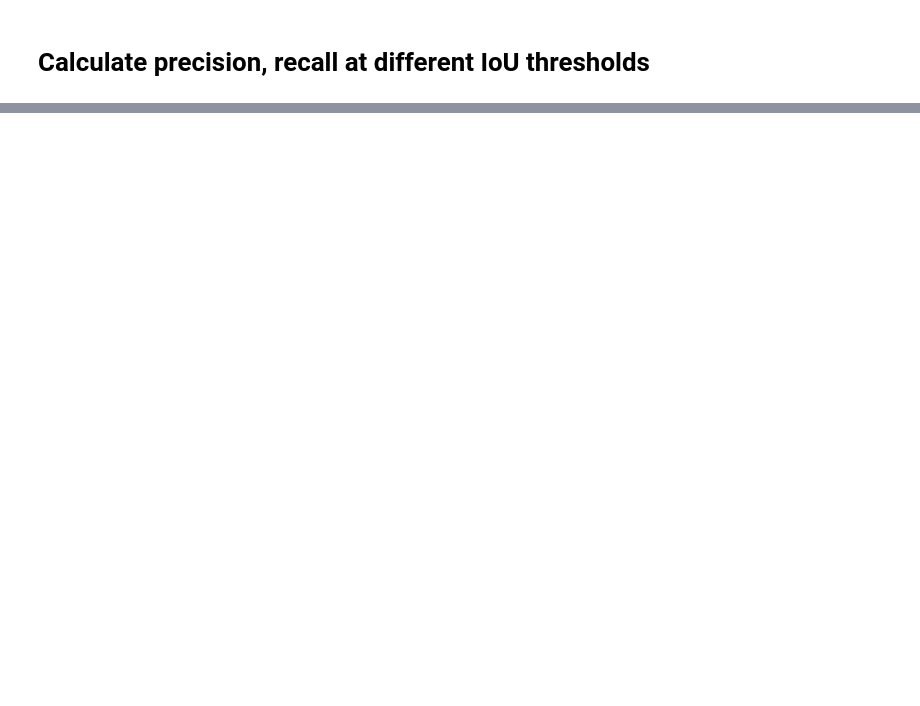
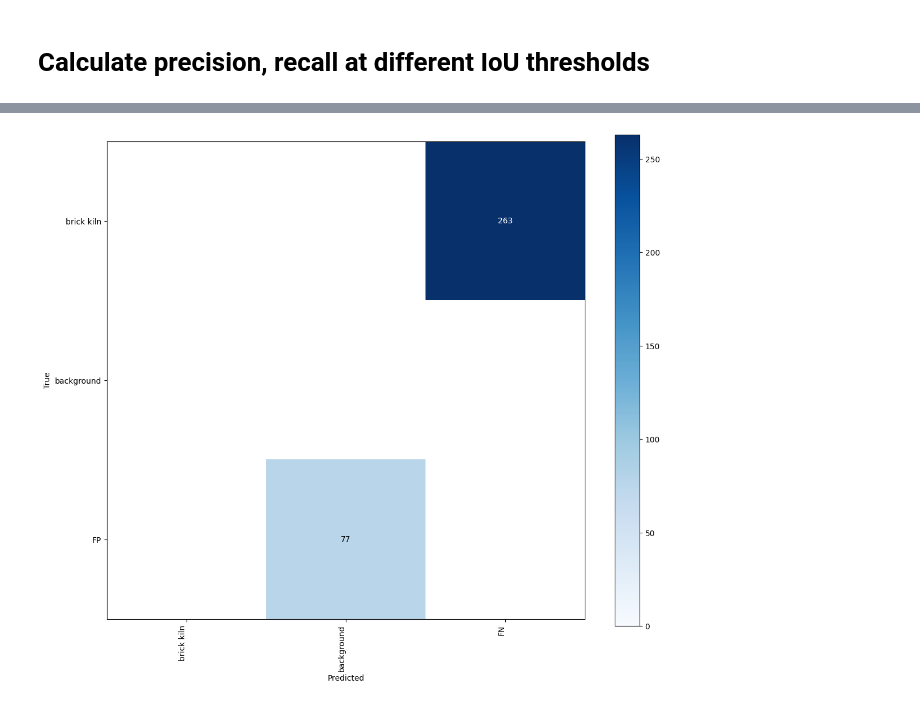
Before and after one commit to shataxiDubey/vlm_on_planet, a Jupyter notebook: random_baseline_prediction.ipynb, the cells around one changed output, grey strips where cells are left out. Saved outputs shown, nothing was run; the diff lists cells and outputs as text; code cells hidden in the pictures; blank space fills up the shorter version.

```diff
--- a/random_baseline_prediction.ipynb
+++ b/random_baseline_prediction.ipynb
@@ -93,7 +97,7 @@ def plot_results(user_message, gr_imgs_path, new_predicted_results, new_target_r
         for bbox in new_predicted_results[i]:
             classvalue, x1, y1, x2, y2, x3, y3, x4, y4, conf = bbox*w
             ax[i].plot([x1, x2, x3, x4, x1], [y1, y2, y3, y4, y1], color = 'red')
-        ax[i].set_axis_off()
+        # ax[i].set_axis_off()
 
     fig.suptitle(f'{user_message}')
     # region = region.replace('/','_')
@@ -144,6 +148,8 @@ locations = [
             'west_bengal_most_15',
             ]
 # %%
+# randomly generate points and from normal distribution use the width and height randomly
+
 for gr_imgs_path, gr_imgs_pred_labels_path, location in zip(gr_imgs_paths, gr_imgs_pred_labels_paths, locations):
     np.random.seed(5)
 
@@ -186,7 +192,7 @@ for gr_imgs_path, gr_imgs_pred_labels_path, location in zip(gr_imgs_paths, gr_im
         new_predicted_results = add_class_confidence(random_boxes)
         new_target_results = modify_class(actual_boxes)
         plot_results('user_message', gr_imgs_path, new_predicted_results, new_target_results, None, 'region', False)
-        cm, df = calculate_confusion_matrix(new_predicted_results, new_target_results)
+        cm, df = calculate_confusion_matrix(new_predicted_results, new_target_results, conf_threshold=0.25)
         # # print(f'Precision: {cm.precision}, Recall: {cm.recall}, F1 Score: {cm.f1_score}')
         precision, recall, f1_score = calculate_precision_recall(df, new_predicted_results, new_target_results)
         print(f'Precision: {precision}, Recall: {recall}, F1 Score: {f1_score}')
@@ -268,9 +333,10 @@ true_bg              1655.0           0.0
 # %% [markdown]
 # Calculate precision, recall at different IoU thresholds
 # %%
-for gr_imgs_pred_labels_path, location in zip(gr_imgs_pred_labels_paths, locations):
+main_df = pd.DataFrame(columns = ['Image','Prompt','Precision', 'Recall', 'F1 Score', 'TP', 'FP', 'FN'])
+for gr_imgs_pred_labels_path, location in zip(gr_imgs_pred_labels_paths[6:7], locations[6:7]):
     for prompt in prompts:
-        for iou_threshold in [0.5]:
+        for iou_threshold in [0.7]:
             print(f'Path : {gr_imgs_pred_labels_path}, Prompt : {prompt}, IoU threshold : {iou_threshold}')
             path = f'{gr_imgs_pred_labels_path}/{prompt}/*'
             labels = sorted(glob(path))
@@ -289,9 +355,12 @@ for gr_imgs_pred_labels_path, location in zip(gr_imgs_pred_labels_paths, locatio
             new_predicted_results = add_class_confidence(predicted_boxes)
             new_target_results = modify_class(actual_boxes)
             plot_results('user_message', gr_imgs_path, new_predicted_results, new_target_results, None, 'region', False)
-            cm, df = calculate_confusion_matrix(new_predicted_results, new_target_results, iou_threshold)
+            cm, df = calculate_confusion_matrix(new_predicted_results, new_target_results, 0.25, iou_threshold)
             # # print(f'Precision: {cm.precision}, Recall: {cm.recall}, F1 Score: {cm.f1_score}')
             precision, recall, f1_score = calculate_precision_recall(df, new_predicted_results, new_target_results)
             print(f'Precision: {precision}, Recall: {recall}, F1 Score: {f1_score}')
             print(df)
+            main_df = pd.concat([main_df, pd.DataFrame([[gr_imgs_pred_labels_path, prompt, precision, recall, f1_score, df.loc['true kilns']['predicted kilns'], df.loc['true_bg']['predicted kilns'],df.loc['true kilns']['predicted_bg']]], columns = main_df.columns)], ignore_index = True)
+
+main_df
 # %% [output]
@@ -314,0 +463,67 @@ true_bg              1621.0           0.0
+# %%
+import os
+import supervision as sv
+
+# remove all predictions with confidence less than 0.3
+target_results = []
+predicted_results = []
+conf_threshold = 0.25
+# predicted_label_path = '/home/shataxi.dubey/shataxi_work/vlm_on_planet/Yolo/predict/lucknow_obb_v_200_400__320_100/lucknow/labels'
+# groundtruth_path = '/home/shataxi.dubey/shataxi_work/vlm_on_planet/lucknow_train_test_split/test/labels'
+predicted_label_path = '/home/shataxi.dubey/shataxi_work/vlm_on_planet/Yolo/predict/wb_small_airshed_obb_v_1_2__320_100/wb/labels'
+groundtruth_path = '/home/shataxi.dubey/shataxi_work/vlm_on_planet/west_bengal_class_agnostic/labels'
+labels_path = glob(groundtruth_path+'/*')
+
+for label_path in labels_path:
+    bboxes = np.loadtxt(label_path, ndmin = 2)
+    xmin = bboxes[:, [1,3,5,7]].min(axis = 1)
+    xmax = bboxes[:, [1,3,5,7]].max(axis = 1)
+    ymin = bboxes[:, [2,4,6,8]].min(axis = 1)
+    ymax = bboxes[:, [2,4,6,8]].max(axis = 1)
+    bboxes = np.array([xmin, ymin, xmax, ymax, bboxes[:, 0]])
+    target_results.append(bboxes.T)
+    label_file = os.path.basename(label_path)
+    predicted_label_file = os.path.join(predicted_label_path, label_file)
+    if not os.path.exists(predicted_label_file):
+        predicted_results.append(np.array([[0, 0, 320, 320, 1, 1]])) # background class = 1, confidence = 1
+    else:
+        bboxes = np.loadtxt(predicted_label_file, ndmin = 2)
+        bboxes = bboxes[bboxes[:,-1] >= conf_threshold]
+        xmin = bboxes[:, [1,3,5,7]].min(axis = 1)
+        xmax = bboxes[:, [1,3,5,7]].max(axis = 1)
+        ymin = bboxes[:, [2,4,6,8]].min(axis = 1)
+        ymax = bboxes[:, [2,4,6,8]].max(axis = 1)
+        bboxes = np.array([xmin, ymin, xmax, ymax, bboxes[:, 0], bboxes[:, -1]])
+        predicted_results.append(bboxes.T)
+
+for pred_path in glob(predicted_label_path+'/*'):
+    predicted_label_file = os.path.basename(pred_path)
+    bboxes = np.loadtxt(pred_path, ndmin = 2)
+    bboxes = bboxes[bboxes[:,-1] >= conf_threshold]
+
+    label_file = groundtruth_path + '/' + predicted_label_file
+    if not os.path.exists(label_file):
+        xmin = bboxes[:, [1,3,5,7]].min(axis = 1)
+        xmax = bboxes[:, [1,3,5,7]].max(axis = 1)
+        ymin = bboxes[:, [2,4,6,8]].min(axis = 1)
+        ymax = bboxes[:, [2,4,6,8]].max(axis = 1)
+        bboxes = np.array([xmin, ymin, xmax, ymax, bboxes[:, 0], bboxes[:, -1]])
+        predicted_results.append(bboxes.T)
+        target_results.append(np.array([[0, 0, 320, 320, 1]])) # background class = 1, confidence = 1
+
+df = pd.DataFrame({}, columns = ['IoU', 'Precision', 'Recall', 'F1 score', 'TP', 'FP', 'FN', 'Kiln instances'])
+for iou in [0.1,0.3,0.5,0.7]:
+    confusion_matrix = sv.ConfusionMatrix.from_tensors(predicted_results, target_results, classes = ['brick kiln', 'background'], conf_threshold=0.25, iou_threshold=iou)
+    cm = confusion_matrix.matrix
+    tp = cm[0][0]
+    predicted_positives = cm[:,0].sum()
+    actual_positives = cm[0, :].sum()
+    precision = tp/ (predicted_positives + 1e-9)
+    recall = tp/ (actual_positives + 1e-9)
+    f1_score = 2*precision*recall / (precision + recall +1e-9)
+    false_positives = predicted_positives - tp
+    df = pd.concat([df, pd.DataFrame({'IoU': iou, 'Precision': precision, 'Recall': recall, 'F1 score': f1_score, 'TP': tp, 'FP': false_positives, 'FN': actual_positives - tp, 'Kiln instances': actual_positives}, index = [0])])
+
+display(df)
+_ = confusion_matrix.plot()
+# %% [output]
@@ -314,0 +536 @@ true_bg              1621.0           0.0
+[figure, added]
```
Also changed, not shown: parts of 15 cells of this notebook, 11 other files.
